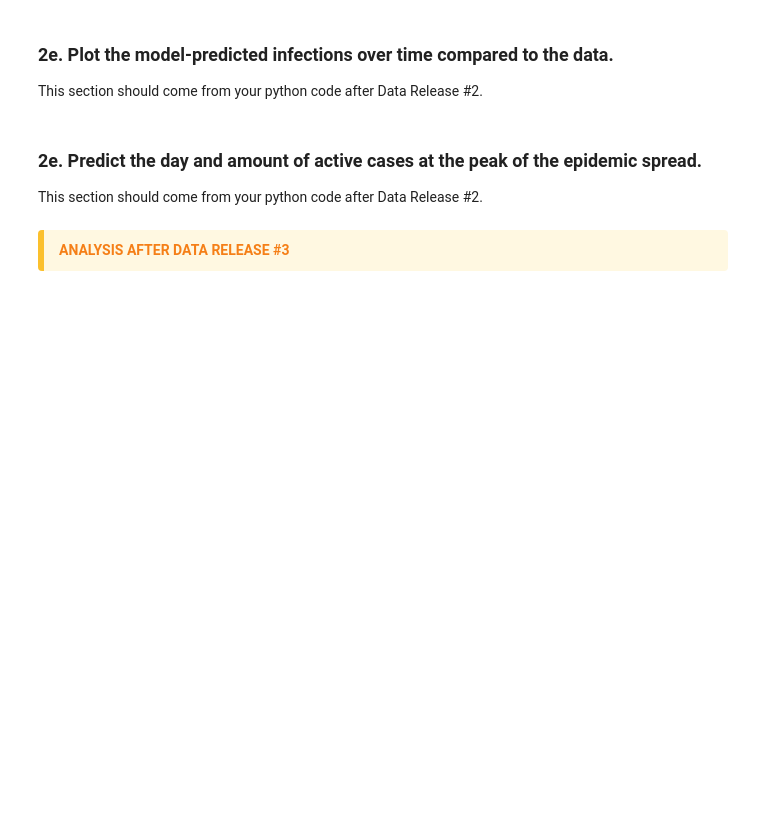
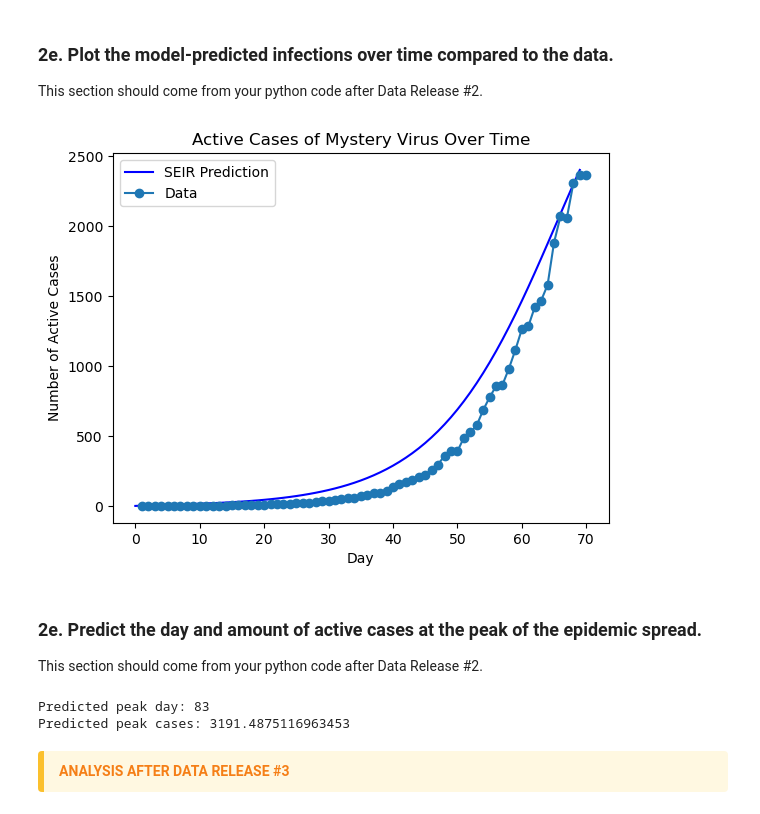
Before and after one commit to Owensines/Module-2-Epidemics-SIR-Modeling, a Jupyter notebook: Notebook examples/Module_2_Notebook_PS_OS.ipynb, the cells around one changed output. Saved outputs shown, nothing was run; the diff lists cells and outputs as text; code cells hidden in the pictures; blank space fills up the shorter version.

```diff
--- a/Notebook examples/Module_2_Notebook_PS_OS.ipynb
+++ b/Notebook examples/Module_2_Notebook_PS_OS.ipynb
@@ -118,9 +193,32 @@ This section should come from your python code after Data Release #2.
 # %% [markdown]
 ### 2e. Plot the model-predicted infections over time compared to the data.
 This section should come from your python code after Data Release #2.
+# %%
+timepoints_70 = np.arange(0, 70, 1)
+S, E, I, R = seir_euler(best_beta, best_sigma, best_gamma, S0, E0, I0, R0, timepoints_70, N)
+plt.plot(timepoints_70, I, 'b-', label='SEIR Prediction')
+plt.plot(x_values, y_values, marker='o', label='Data')
+plt.title('Active Cases of Mystery Virus Over Time')
+plt.xlabel('Day')
+plt.ylabel('Number of Active Cases')
+plt.legend()
+plt.show()
+# %% [output]
+[figure, added]
 # %% [markdown]
 ### 2e. Predict the day and amount of active cases at the peak of the epidemic spread.
 This section should come from your python code after Data Release #2.
+# %%
+future_timepoints = np.arange(0, 150, 1) #extrapolate past the given data points to predict the future
+S_f, E_f, I_f, R_f = seir_euler(best_beta, best_sigma, best_gamma, S0, E0, I0, R0, future_timepoints, N)
+peak_idx = np.argmax(I_f)
+peak_day = future_timepoints[peak_idx]
+peak_cases = I_f[peak_idx]
+print(f"Predicted peak day: {peak_day}")
+print(f"Predicted peak cases: {peak_cases}")
+# %% [output]
+Predicted peak day: 83
+Predicted peak cases: 3191.4875116963453
 # %% [markdown]
 
 <div style="
```
Also changed, not shown: parts of 5 cells of this notebook, 1 other file.
